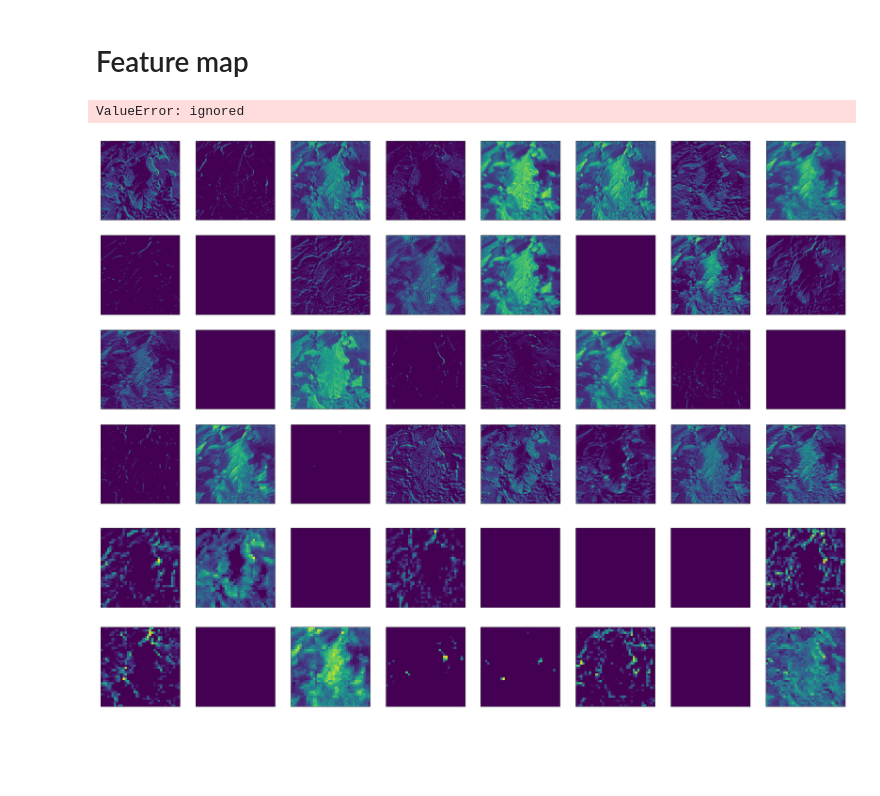
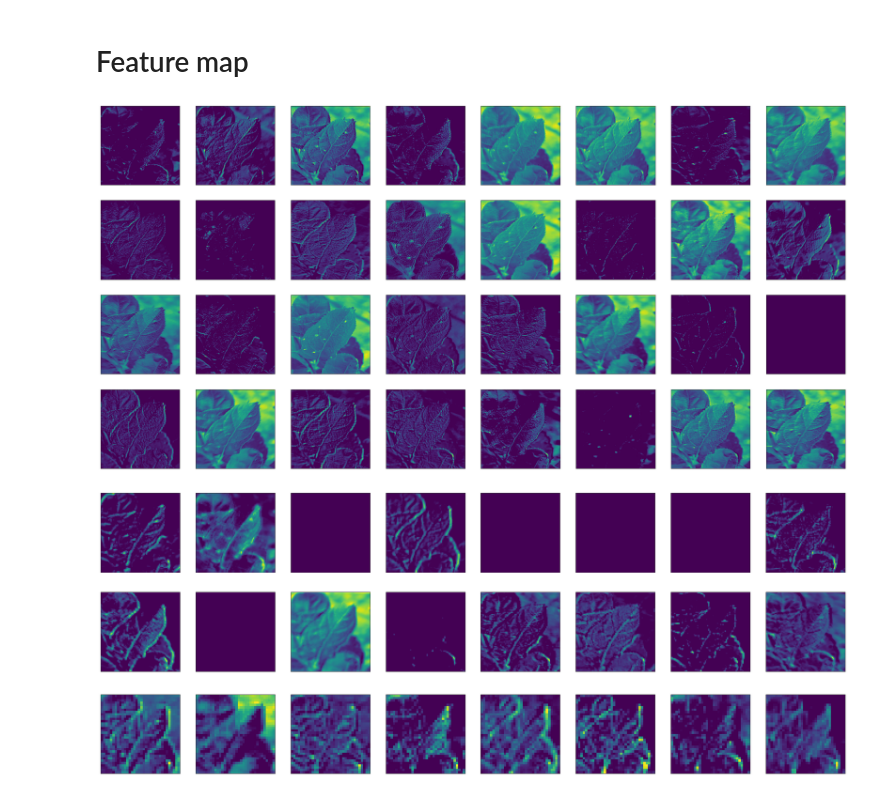
Before and after one commit to ArtemAvanesov/Roonyx-Labs, a Jupyter notebook: 5_colab.ipynb, the cells around one changed output. Saved outputs shown, nothing was run; the diff lists cells and outputs as text; code cells hidden in the pictures; blank space fills up the shorter version.

```diff
--- a/5_colab.ipynb
+++ b/5_colab.ipynb
@@ -233,7 +233,7 @@ model.compile(optimizer='adam', loss='categorical_crossentropy', metrics=['accur
 history = model.fit(
               train_generator,
               steps_per_epoch=sum(num_train)//100,
-              epochs=3,
+              epochs=10,
               validation_data=validation_generator,
               validation_steps=sum(num_validation)//100)
 # %% [output]
@@ -302,22 +318,22 @@ plot_filter(layer_names[0], 32)
 # %%
 from keras.models import Model
 
 imgs,labels = train_generator.next()
 img = imgs[:1]
 
 num_in_row = 8
-ixs = [0,3,6]
+ixs = [0,2,4]
 outputs = [model.layers[i].output for i in ixs]
 model2 = Model(inputs = model.inputs, outputs=outputs)
 
 feature_maps = model2.predict(img)
 for feature_maps in feature_maps:
   fmap = np.transpose(feature_maps[0], axes = [2,1,0])
-  fig, axes = plt.subplots(int(len(fmap)/8), 8, figsize = (32, 4*int(len(fmap)/8)), subplot_kw={'xticks':(), 'yticks':()})
+  fig, axes = plt.subplots(int(len(fmap)/num_in_row), num_in_row, figsize = (32, 4*int(len(fmap)/num_in_row)), subplot_kw={'xticks':(), 'yticks':()})
 
   for image, ax in zip(fmap, axes.ravel()):
     ax.imshow(image)
 # %% [output]
-ValueError: ignored
-[figure, old version]
+[figure, new version]
-[figure, old version]
+[figure, new version]
+[figure, added]
```
Also changed, not shown: parts of 3 cells of this notebook.
